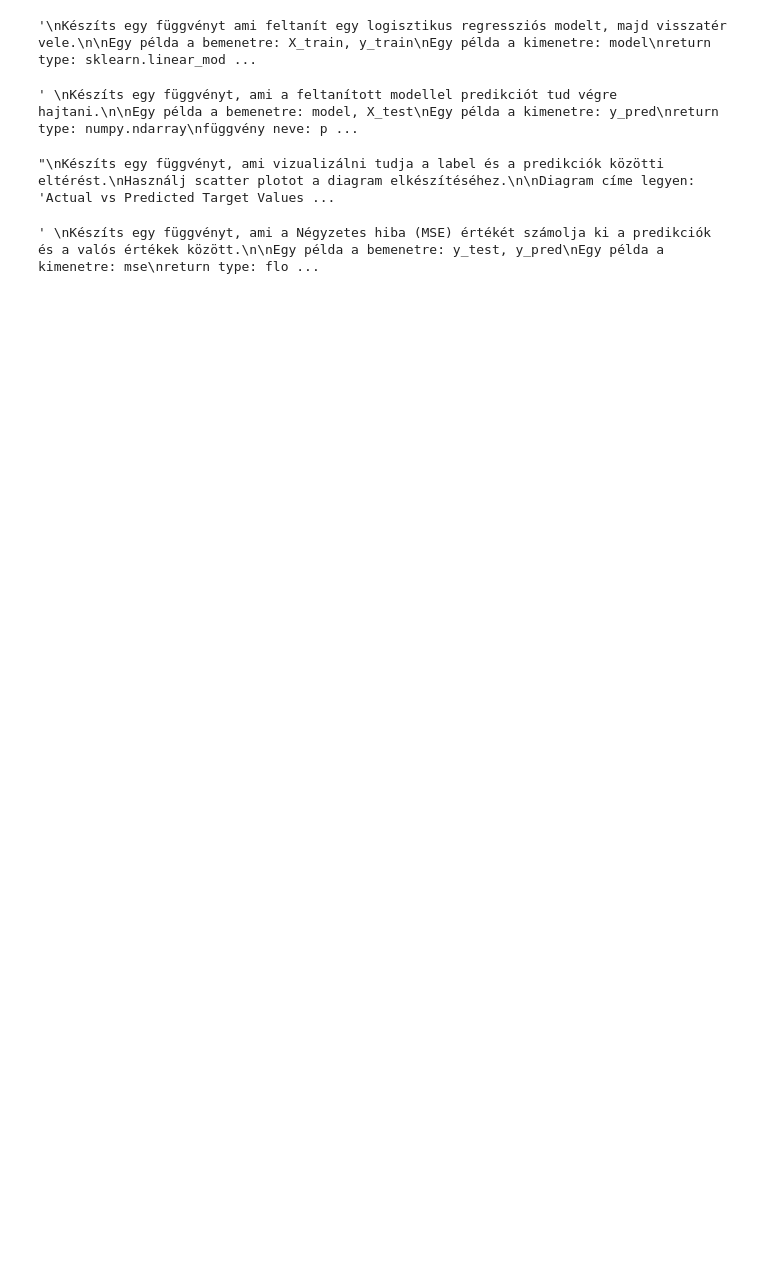
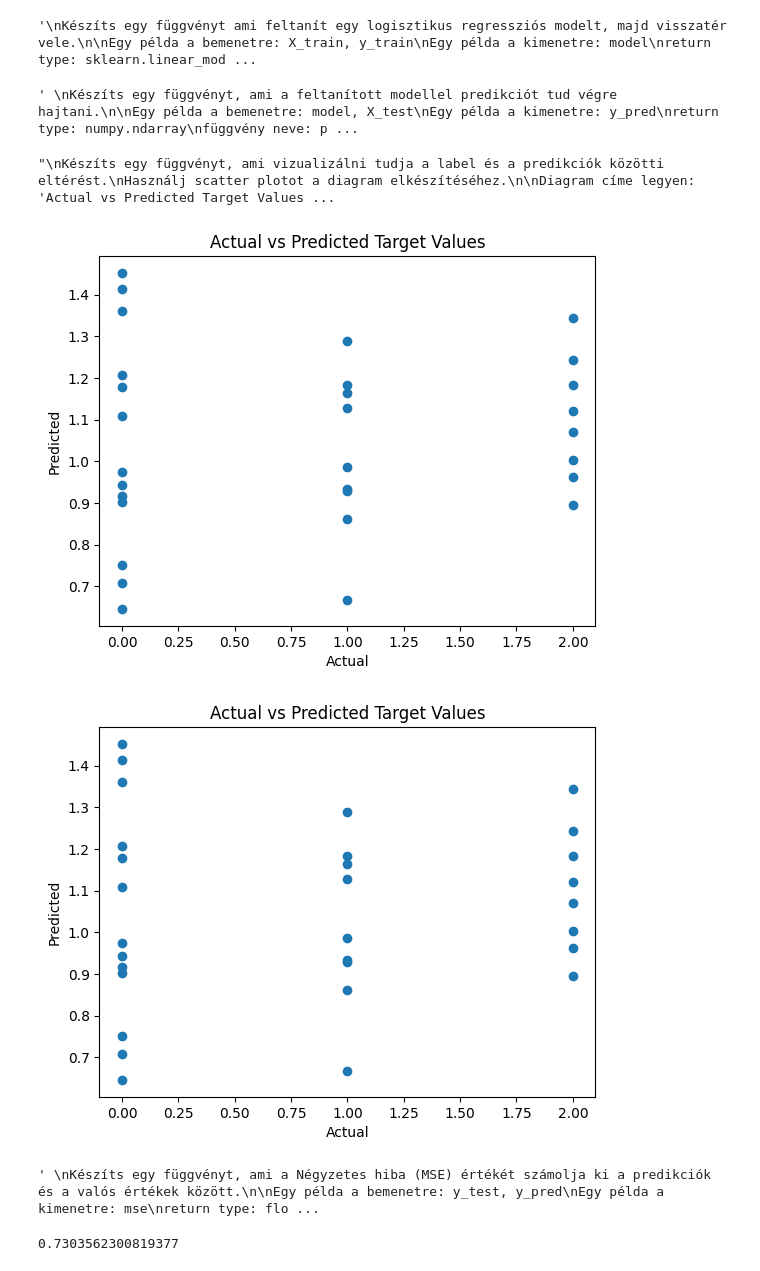
Before and after one commit to darabosmate/BEVADAT2022232, a Jupyter notebook: HAZI/HAZI08/HAZI08.ipynb, the cells around one changed output. Cells and saved outputs as stored; diff of their text form; code cells hidden in the pictures; blank space fills up the shorter version.

Commit message:
hazi08 finished

```diff
--- a/HAZI/HAZI08/HAZI08.ipynb
+++ b/HAZI/HAZI08/HAZI08.ipynb
@@ -152,3 +156,21 @@ függvény neve: split_data
 '''
 # %% [output]
 '\nKészíts egy függvényt ami feldarabolja az adatainkat train és test részre. Az adatok 20%-át használjuk fel a teszteléshez.\nTegyük determenisztikussá a darabolást, ennek értéke legyen 42.\n\nEgy pé ...
+# %%
+def split_data(X, y):
+    #X = X.sample(frac=1, random_state=42)
+    np.random.seed()
+    np.random.shuffle(X)
+    np.random.shuffle(y)
+    test_ratio = 0.2
+    test_size = int(np.shape(X)[0] * test_ratio)
+    X_test, X_train = X[:test_size], X[test_size:]
+    y_test, y_train = y[:test_size], y[test_size:]
+
+
+    return X_train, X_test, y_train, y_test
+
+X, y = load_iris(return_X_y=True)
+X_train, X_test, y_train, y_test = split_data(X, y)
+
+np.shape(X_train), np.shape(X_test), np.shape(y_train), np.shape(y_test)
@@ -163,3 +187,10 @@ függvény neve: train_linear_regression
 '''
 # %% [output]
 '\nKészíts egy függvényt ami feltanít egy lineaáris regressziós modelt, majd visszatér vele.\n\nEgy példa a bemenetre: X_train, y_train\nEgy példa a kimenetre: model\nreturn type: sklearn.linear_model ...
+# %%
+from importlib import reload
+#from HAZI08 import *
+import HAZI08
+HAZI08 = reload(HAZI08)
+
+HAZI08.train_linear_regression(X_train=X_train, y_train=y_train)
@@ -174,6 +207,8 @@ függvény neve: train_logistic_regression
 '''
 # %% [output]
 '\nKészíts egy függvényt ami feltanít egy logisztikus regressziós modelt, majd visszatér vele.\n\nEgy példa a bemenetre: X_train, y_train\nEgy példa a kimenetre: model\nreturn type: sklearn.linear_mod ...
+# %%
+log_model = HAZI08.train_linear_regression(X_train=X_train, y_train=y_train)
 # %%
 '''
 Készíts egy függvényt, ami a feltanított modellel predikciót tud végre hajtani.
@@ -185,6 +220,8 @@ függvény neve: predict
 '''
 # %% [output]
 ' \nKészíts egy függvényt, ami a feltanított modellel predikciót tud végre hajtani.\n\nEgy példa a bemenetre: model, X_test\nEgy példa a kimenetre: y_pred\nreturn type: numpy.ndarray\nfüggvény neve: p ...
+# %%
+y_pred = HAZI08.predict(log_model, X_test)
 # %%
 '''
 Készíts egy függvényt, ami vizualizálni tudja a label és a predikciók közötti eltérést.
@@ -201,6 +238,11 @@ függvény neve: plot_actual_vs_predicted
 '''
 # %% [output]
 "\nKészíts egy függvényt, ami vizualizálni tudja a label és a predikciók közötti eltérést.\nHasználj scatter plotot a diagram elkészítéséhez.\n\nDiagram címe legyen: 'Actual vs Predicted Target Values ...
+# %%
+HAZI08.plot_actual_vs_predicted(y_test, y_pred)
+# %% [output]
+[figure, added]
+[figure, added]
 # %%
 '''
 Készíts egy függvényt, ami a Négyzetes hiba (MSE) értékét számolja ki a predikciók és a valós értékek között.
@@ -212,3 +254,7 @@ függvény neve: evaluate_model
 '''
 # %% [output]
 ' \nKészíts egy függvényt, ami a Négyzetes hiba (MSE) értékét számolja ki a predikciók és a valós értékek között.\n\nEgy példa a bemenetre: y_test, y_pred\nEgy példa a kimenetre: mse\nreturn type: flo ...
+# %%
+HAZI08.evaluate_model(y_test, y_pred)
+# %% [output]
+0.7303562300819377
```
Also changed, not shown: parts of 3 cells of this notebook, 2 other files.
